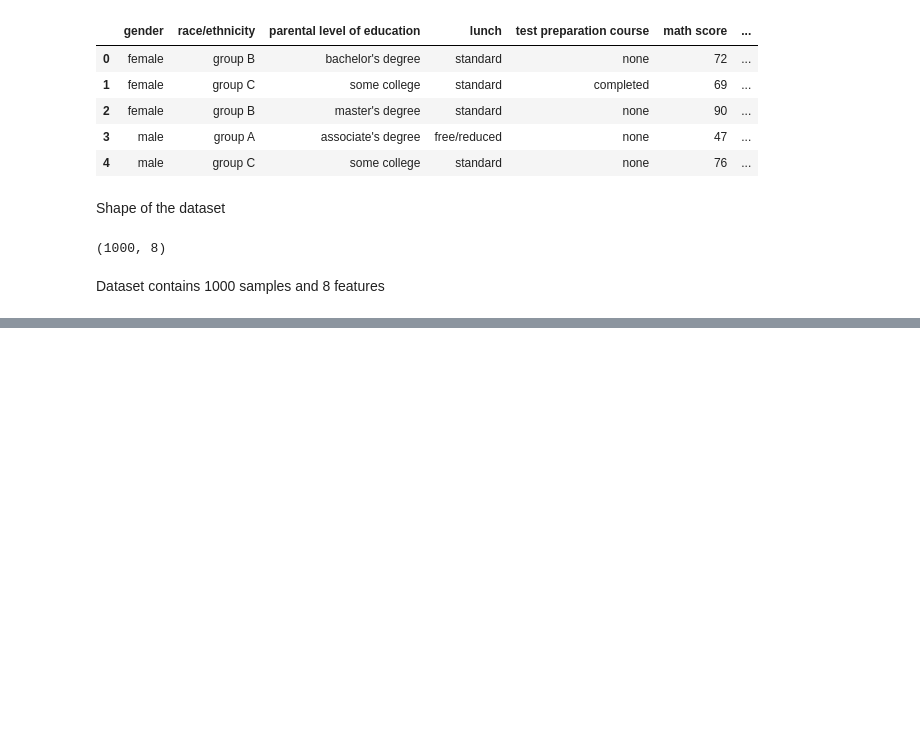
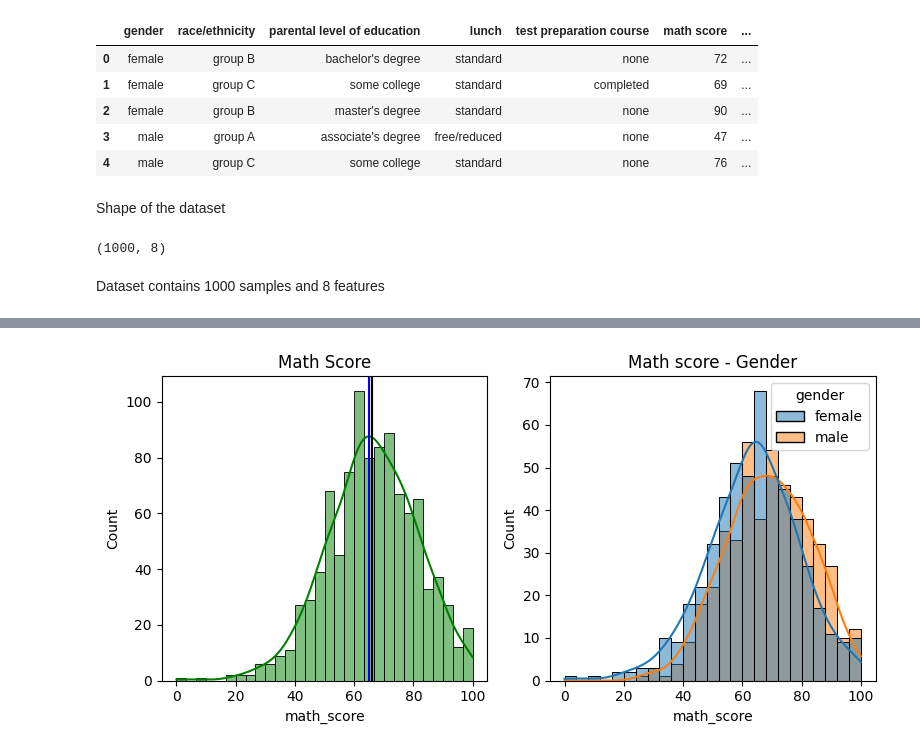
Before and after one commit to Mastaiah/E2E-ML-Project, a Jupyter notebook: exploratory_data_analysis/student_performance.ipynb, the cells around one changed output, grey strips where cells are left out. Drawn from its saved outputs; the diff is of its cells as text; code cells hidden in the pictures; blank space fills up the shorter version.

```diff
--- a/exploratory_data_analysis/student_performance.ipynb
+++ b/exploratory_data_analysis/student_performance.ipynb
@@ -86,0 +256,16 @@ student_df.to_csv('../data_repository/cleaned/StudentPerformance.csv', index=Fal
+# %%
+plt.figure(figsize=(8,4))
+plt.subplot(121);
+sns.histplot(data = student_df , x = 'math_score', kde = True , color='g' , bins=30)
+plt.axvline (student_df['math_score'].mean(), color='red' , label = "Mean")
+plt.axvline (student_df.math_score.median(), color = 'black', label= "Median")
+plt.axvline (student_df.math_score.mode()[0],color = 'blue', label ="Mode")
+plt.title('Math Score')
+
+plt.subplot(122)
+sns.histplot(data=student_df , x ='math_score', hue='gender',kde=True)
+plt.title('Math score - Gender')
+plt.tight_layout()
+plt.show()
+# %% [output]
+[figure, added]
```
Also changed, not shown: parts of 32 cells of this notebook, 6 other files.
